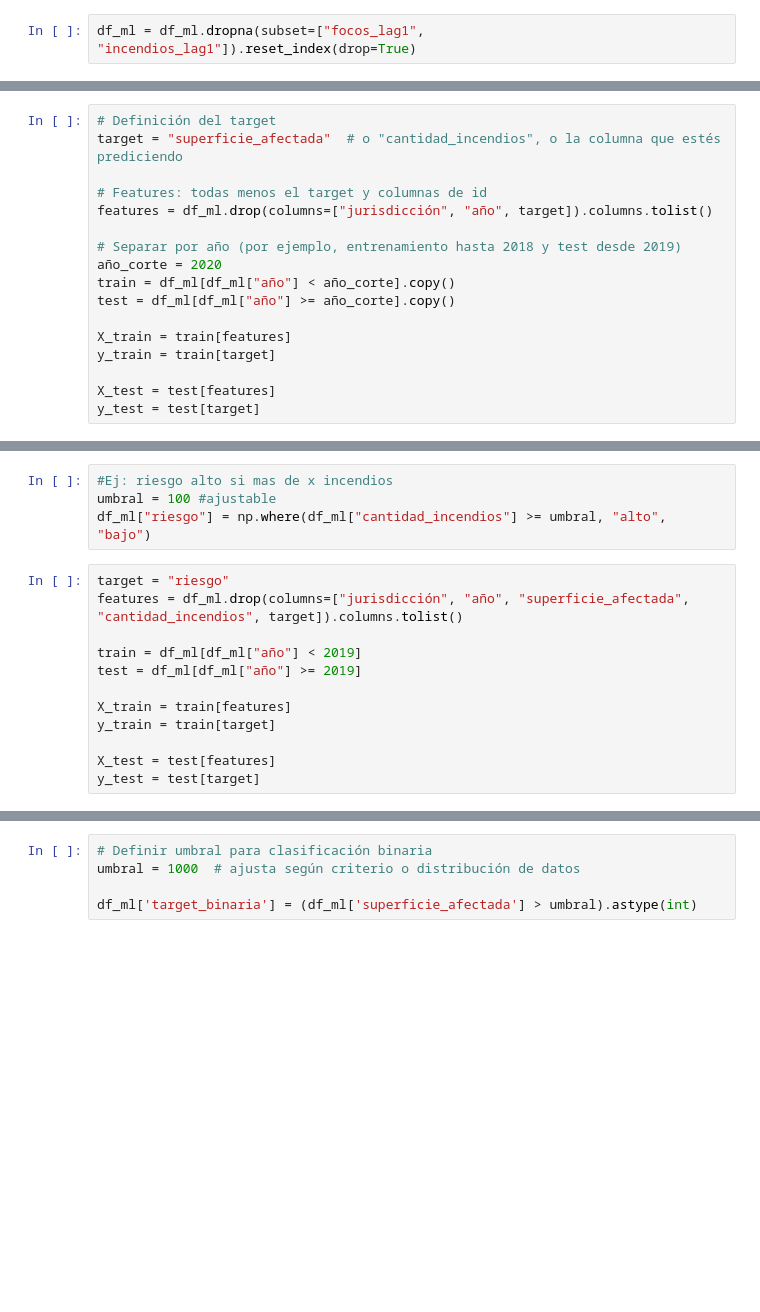
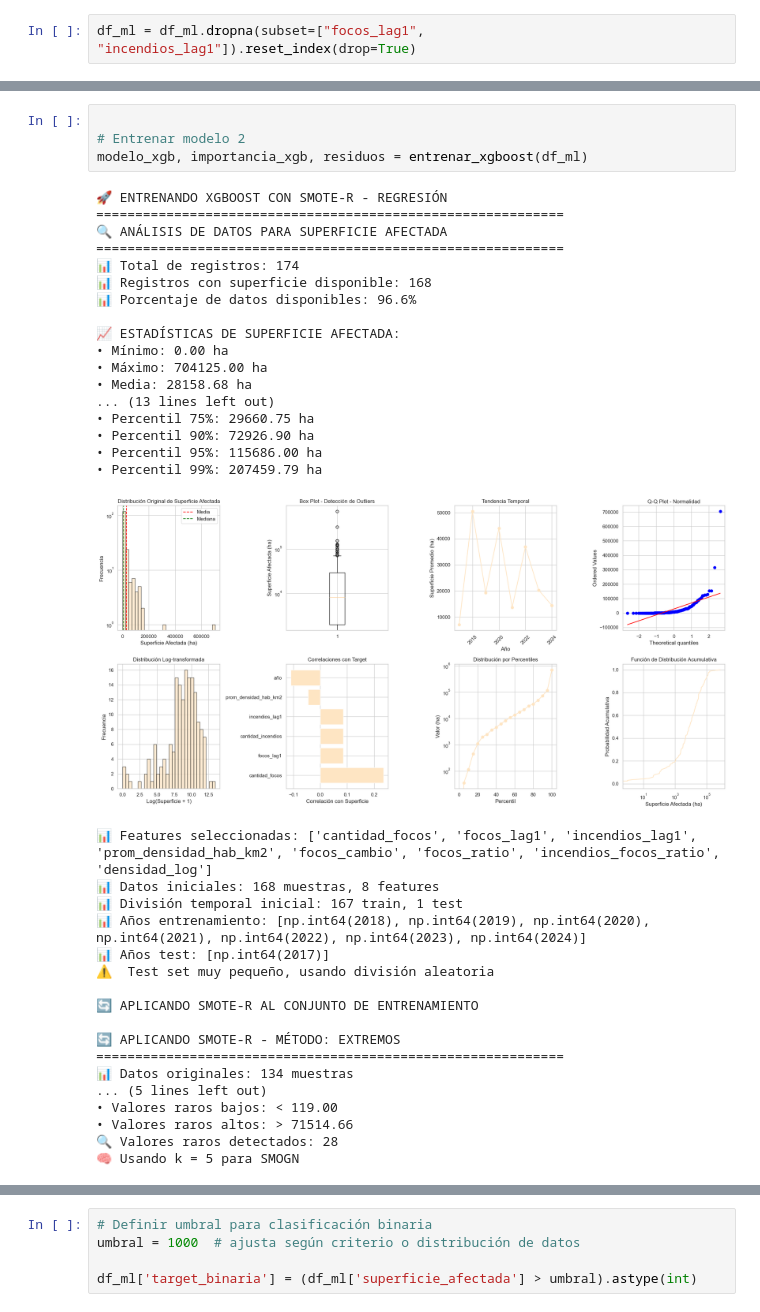
Before and after one commit to FNT138/Analisis_PrediccionIncendiosForestales, a Jupyter notebook: Proy.ipynb, the cells around one changed output, grey strips where cells are left out. Saved outputs shown, nothing was run; the diff lists cells and outputs as text; blank space fills up the shorter version.

```diff
--- a/Proy.ipynb
+++ b/Proy.ipynb
@@ -479,17 +498,0 @@ None
-# %%
-# Definición del target
-target = "superficie_afectada"  # o "cantidad_incendios", o la columna que estés prediciendo
-
-# Features: todas menos el target y columnas de id
-features = df_ml.drop(columns=["jurisdicción", "año", target]).columns.tolist()
-
-# Separar por año (por ejemplo, entrenamiento hasta 2018 y test desde 2019)
-año_corte = 2020
-train = df_ml[df_ml["año"] < año_corte].copy()
-test = df_ml[df_ml["año"] >= año_corte].copy()
-
-X_train = train[features]
-y_train = train[target]
-
-X_test = test[features]
-y_test = test[target]
@@ -505,17 +550 @@ Test shape: (125, 5) (125,)
 ### Random Forest - Clasificacion de riesgo
-# %%
-#Ej: riesgo alto si mas de x incendios
-umbral = 100 #ajustable
-df_ml["riesgo"] = np.where(df_ml["cantidad_incendios"] >= umbral, "alto", "bajo")
-# %%
-target = "riesgo"
-features = df_ml.drop(columns=["jurisdicción", "año", "superficie_afectada", "cantidad_incendios", target]).columns.tolist()
-
-train = df_ml[df_ml["año"] < 2019]
-test = df_ml[df_ml["año"] >= 2019]
-
-X_train = train[features]
-y_train = train[target]
-
-X_test = test[features]
-y_test = test[target]
@@ -604,0 +1721,40 @@ R²: -2.062267285012963
+# %%
+
+# Entrenar modelo 2
+modelo_xgb, importancia_xgb, residuos = entrenar_xgboost(df_ml)
+# %% [output]
+🚀 ENTRENANDO XGBOOST CON SMOTE-R - REGRESIÓN
+============================================================
+🔍 ANÁLISIS DE DATOS PARA SUPERFICIE AFECTADA
+============================================================
+📊 Total de registros: 174
+📊 Registros con superficie disponible: 168
+📊 Porcentaje de datos disponibles: 96.6%
+
+📈 ESTADÍSTICAS DE SUPERFICIE AFECTADA:
+• Mínimo: 0.00 ha
+• Máximo: 704125.00 ha
+• Media: 28158.68 ha
+... (13 lines left out)
+• Percentil 75%: 29660.75 ha
+• Percentil 90%: 72926.90 ha
+• Percentil 95%: 115686.00 ha
+• Percentil 99%: 207459.79 ha
+[figure, added]
+📊 Features seleccionadas: ['cantidad_focos', 'focos_lag1', 'incendios_lag1', 'prom_densidad_hab_km2', 'focos_cambio', 'focos_ratio', 'incendios_focos_ratio', 'densidad_log']
+📊 Datos iniciales: 168 muestras, 8 features
+📊 División temporal inicial: 167 train, 1 test
+📊 Años entrenamiento: [np.int64(2018), np.int64(2019), np.int64(2020), np.int64(2021), np.int64(2022), np.int64(2023), np.int64(2024)]
+📊 Años test: [np.int64(2017)]
+⚠️  Test set muy pequeño, usando división aleatoria
+
+🔄 APLICANDO SMOTE-R AL CONJUNTO DE ENTRENAMIENTO
+
+🔄 APLICANDO SMOTE-R - MÉTODO: EXTREMOS
+============================================================
+📊 Datos originales: 134 muestras
+... (5 lines left out)
+• Valores raros bajos: < 119.00
+• Valores raros altos: > 71514.66
+🔍 Valores raros detectados: 28
+🧠 Usando k = 5 para SMOGN
```
Also changed, not shown: parts of 50 cells of this notebook, 3 other files.
